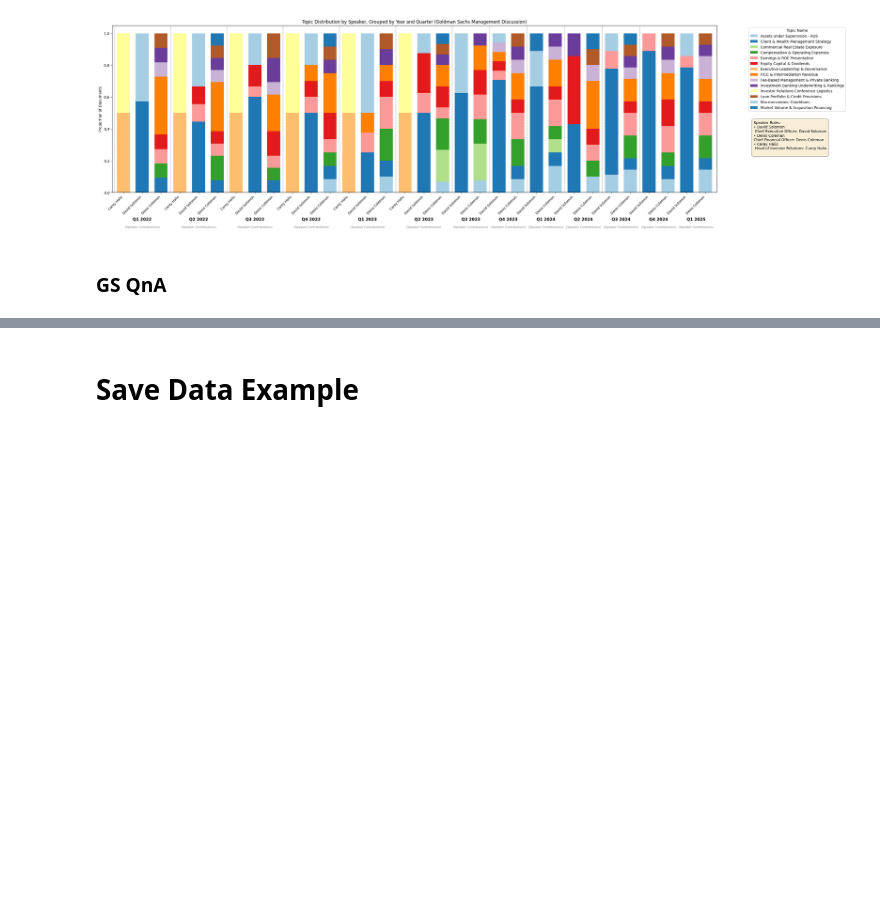
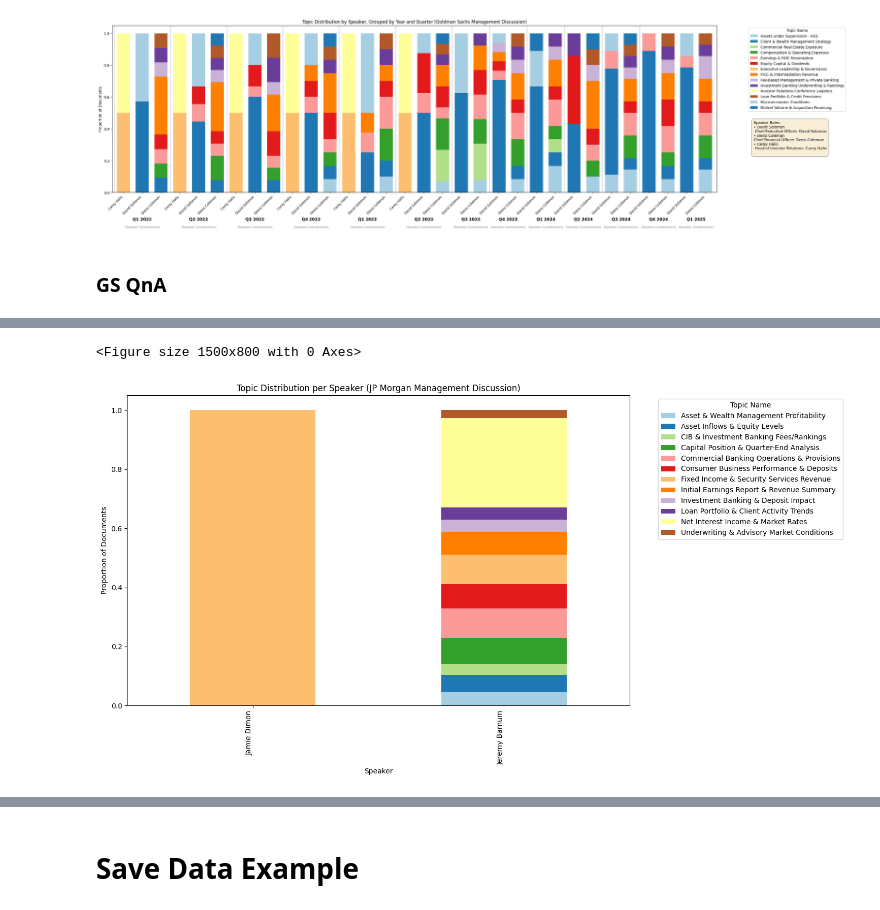
Before and after one commit to EErlando/Quarterly-Bytes, a Jupyter notebook: notebooks/3_modelling/LP_1_topic_modelling.ipynb, the cells around one changed output, grey strips where cells are left out. Saved outputs shown, nothing was run; the diff lists cells and outputs as text; code cells hidden in the pictures; blank space fills up the shorter version.

```diff
--- a/notebooks/3_modelling/LP_1_topic_modelling.ipynb
+++ b/notebooks/3_modelling/LP_1_topic_modelling.ipynb
@@ -1343,0 +1521,2 @@ bertopic_model.get_topic_info()
+# %%
+target_df['speaker'] = target_df['speaker'].replace('Dennis Coleman', 'Denis Coleman')
@@ -1343,0 +1528,39 @@ bertopic_model.get_topic_info()
+# %%
+if 'speaker' not in target_df.columns:
+    print("Error: 'speaker' column not found in target_df.")
+elif 'topic_name' not in target_df.columns:
+    print("Error: 'topic_name' column not found in target_df.")
+else:
+    # Filter out excluded topics and noise topic
+    relevant_data = target_df.loc[~target_df['topic_id'].isin(jp_topics_to_exclude + [-1])].copy()
+
+    if not relevant_data.empty:
+        # Calculate topic counts per speaker
+        speaker_topic_counts = relevant_data.groupby(['speaker'])['topic_name'].value_counts().unstack(fill_value=0)
+        # print(speaker_topic_counts.columns)
+        # formatter_speaker_name = lambda row: row['speaker'] + ", " + speaker_topic_counts.loc[speaker_topic_counts['speaker'] == row['speaker']]['role'].iloc[0]
+        # relevant_data['speaker'] = relevant_data.apply(formatter_speaker_name, axis=1)
+        # speaker_topic_counts['speaker'] = speaker_topic_counts.loc[speaker_topic_counts['speaker'] == 'David Solomon']['role'].iloc[0]
+        # Calculate topic proportions per speaker
+        speaker_topic_proportions = speaker_topic_counts.div(speaker_topic_counts.sum(axis=1), axis=0)
+        speaker_topic_proportions = speaker_topic_proportions.rename(index=gs_speaker_mapper)
+
+        num_topics_relevant = len(speaker_topic_proportions.columns)
+        colors = sns.color_palette("Paired", n_colors=num_topics_relevant)
+
+        # Plotting
+        plt.figure(figsize=(15, 8))
+        speaker_topic_proportions.plot(kind='bar', stacked=True, figsize=(15, 8), color=colors)
+
+        plt.title('Topic Distribution per Speaker (JP Morgan Management Discussion)')
+        plt.xlabel('Speaker')
+        plt.ylabel('Proportion of Documents')
+        plt.xticks(rotation=90, ha='right') # Rotate speaker labels if many speakers
+        plt.legend(title='Topic Name', bbox_to_anchor=(1.05, 1), loc='upper left')
+        plt.tight_layout()
+        plt.show()
+    else:
+        print("No relevant data found after filtering topics.")
+# %% [output]
+<Figure size 1500x800 with 0 Axes>
+[figure, added]
```
Also changed, not shown: parts of 20 cells of this notebook.
